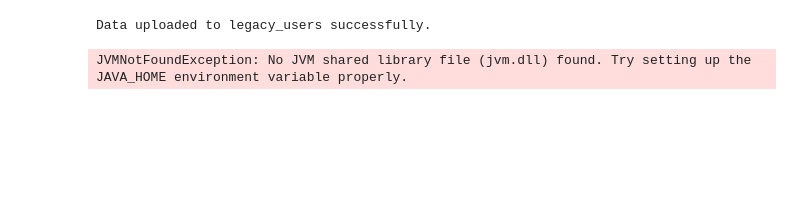
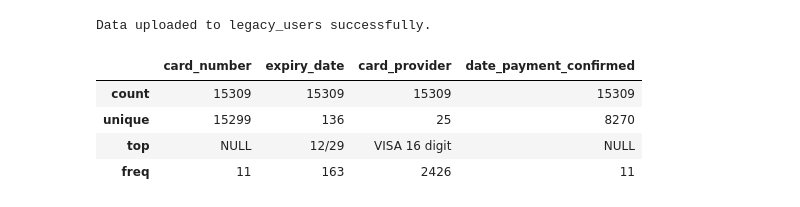
Before and after one commit to TDAYENI/multinational-retail-data-centralisation771, a Jupyter notebook: dev.ipynb, the cells around one changed output. Drawn from its saved outputs; the diff is of its cells as text; code cells hidden in the pictures; blank space fills up the shorter version.

```diff
--- a/dev.ipynb
+++ b/dev.ipynb
@@ -143,6 +189,16 @@ import tabula
 # %%
 # Read remote pdf into list of DataFrame
-card_details_df = tabula.read_pdf(
+card_details = tabula.read_pdf(
     "https://data-handling-public.s3.eu-west-1.amazonaws.com/card_details.pdf",pages='all')
-# %% [output]
-JVMNotFoundException: No JVM shared library file (jvm.dll) found. Try setting up the JAVA_HOME environment variable properly.
+# %%
+card_details_df = pd.concat(card_details, ignore_index=True)
+# %%
+new_card_details_df = card_details_df.copy()
+# %%
+new_card_details_df.describe()
+# %% [output]
+|  | card_number | expiry_date | card_provider | date_payment_confirmed |
+| count | 15309 | 15309 | 15309 | 15309 |
+| unique | 15299 | 136 | 25 | 8270 |
+| top | NULL | 12/29 | VISA 16 digit | NULL |
+| freq | 11 | 163 | 2426 | 11 |
```
Also changed, not shown: parts of 43 cells of this notebook, 3 other files.
